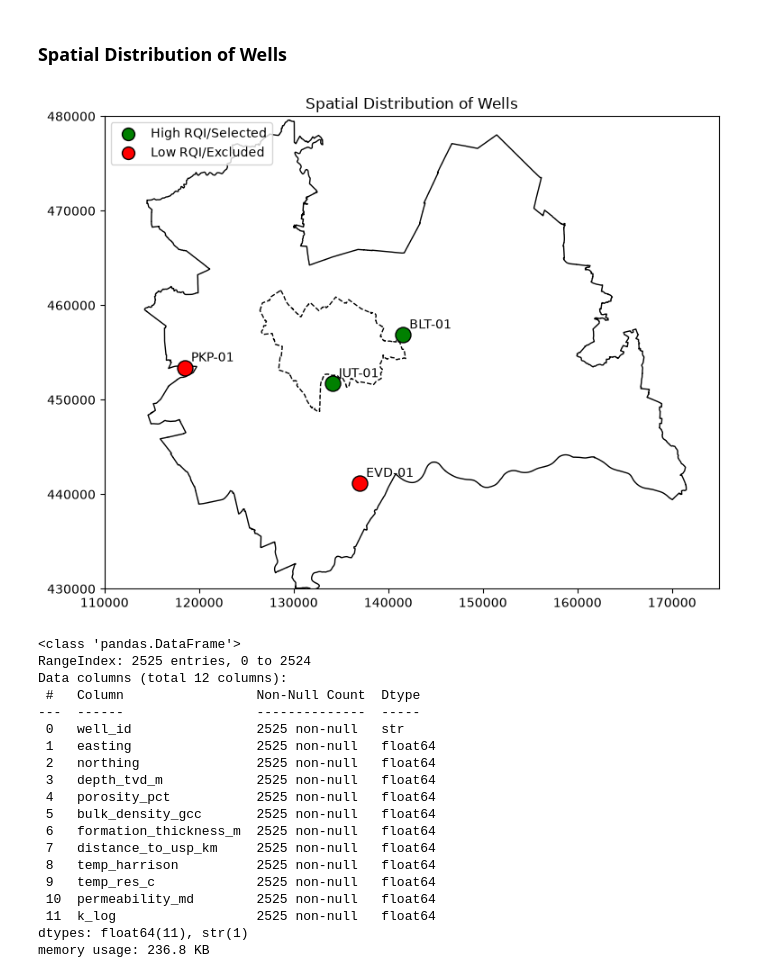
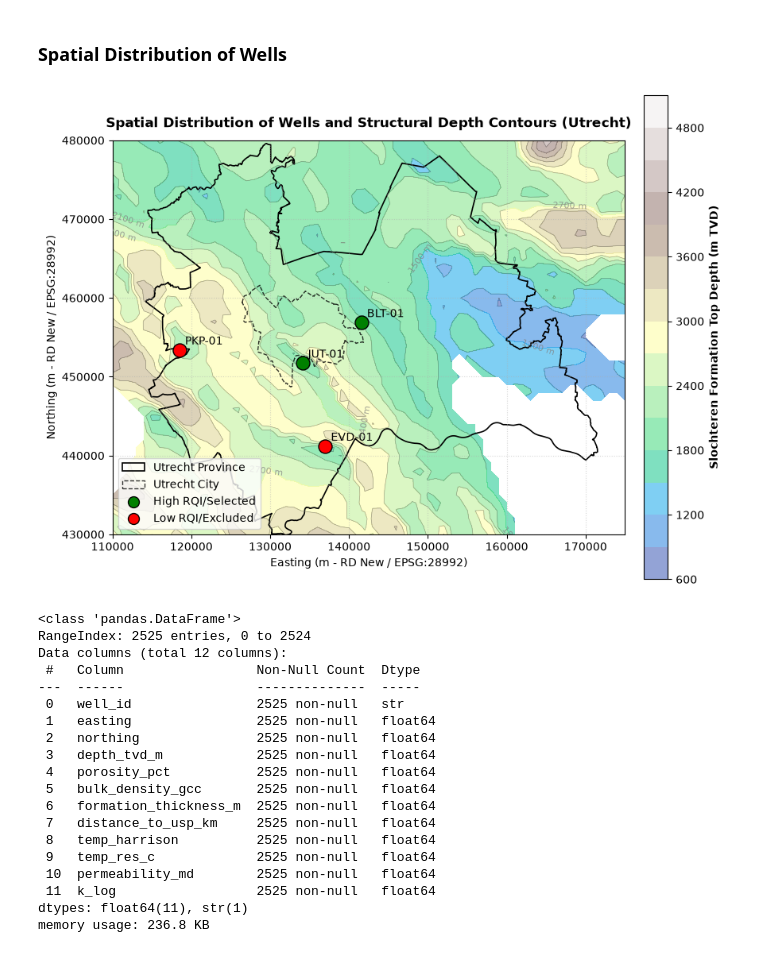
Before and after one commit to sadaraka-kadi/utrecht-geothermal-screening, a Jupyter notebook: notebooks/03_reservoir_quality_assessment.ipynb, the cells around one changed output. Saved outputs shown, nothing was run; the diff lists cells and outputs as text; code cells hidden in the pictures.

```diff
--- a/notebooks/03_reservoir_quality_assessment.ipynb
+++ b/notebooks/03_reservoir_quality_assessment.ipynb
@@ -729,34 +791,48 @@ PKP-01   4.0       4.0   4.0
 - The ±10% gradient assumption does not change the top two wells (BLT-01, JUT-01)
 # %% [markdown]
 ### Spatial Distribution of Wells
-# %%
-fig, ax = plt.subplots(figsize=(8, 6))
-
-utrecht_province.boundary.plot(ax=ax, color="black", linewidth=1)
-utrecht_city.boundary.plot(ax=ax, color="black", linewidth=1, linestyle="--")
-
-for name, (x, y) in wells.items():
-    color = "green" if name in ["BLT-01", "JUT-01"] else "red"
-    ax.scatter(x, y, color=color, edgecolor="black", s=150, zorder=5)
-    ax.annotate(name, (x, y), textcoords="offset points", xytext=(5, 5))
-
-ax.scatter(
-    [], [], color="green", edgecolor="black", s=100, label="High RQI/Selected"
-)
-ax.scatter(
-    [], [], color="red", edgecolor="black", s=100, label="Low RQI/Excluded"
-)
-
-ax.set_xlim(110000, 175000)
-ax.set_ylim(430000, 480000)
-
-ax.legend(loc="upper left")
-ax.set_title("Spatial Distribution of Wells")
-plt.tight_layout()
-fig.savefig(FIG / "spatial_map.png", dpi=200, bbox_inches="tight")
-plt.show()
-# %% [output]
-[figure, removed]
+# %%
+grid_data = np.load(RAW / "utrecht_grid_arrays.npz")
+X, Y, Z = grid_data["X"], grid_data["Y"], grid_data["Z"]
+
+fig, ax = plt.subplots(figsize=(9, 9))
+
+# Contours
+contour_levels = 15
+cf = ax.contourf(X, Y, Z, levels=contour_levels, cmap="terrain", alpha=0.5)
+cs = ax.contour(X, Y, Z, levels=contour_levels, colors="grey", linewidths=0.5, alpha=0.7)
+ax.clabel(cs, inline=True, fontsize=8, fmt="%d m")
+
+cbar = fig.colorbar(cf, ax=ax, shrink=0.7, pad=0.03)
+cbar.set_label("Slochteren Formation Top Depth (m TVD)", fontsize=10, fontweight="bold")
+
+# Administrative boundaries
+utrecht_province.plot(ax=ax, facecolor="none", edgecolor="black", linewidth=1.2, label="Utrecht Province")
+utrecht_city.plot(ax=ax, facecolor="none", edgecolor="black", linestyle="--", linewidth=1.0, alpha=0.8, label="Utrecht City")
+
+# Exixting wells
+for name, (x, y) in wells.items():
+    color = "green" if name in ["BLT-01", "JUT-01"] else "red"
+    ax.scatter(x, y, color=color, edgecolor="black", s=150, zorder=5)
+    ax.annotate(name, (x, y), textcoords="offset points", xytext=(5, 5))
+
+ax.scatter([], [], color="green", edgecolor="black", s=100, label="High RQI/Selected")
+ax.scatter([], [], color="red", edgecolor="black", s=100, label="Low RQI/Excluded")
+
+# Map Formatting
+ax.set_xlim(X_MIN, X_MAX)
+ax.set_ylim(Y_MIN, Y_MAX)
+ax.set_title("Spatial Distribution of Wells and Structural Depth Contours (Utrecht)", fontsize=12, fontweight='bold', pad=12)
+ax.set_xlabel("Easting (m - RD New / EPSG:28992)", fontsize=10)
+ax.set_ylabel("Northing (m - RD New / EPSG:28992)", fontsize=10)
+ax.grid(True, linestyle=':', alpha=0.5)
+ax.legend(loc='lower left', frameon=True)
+
+plt.tight_layout()
+fig.savefig(FIG / "selected_wells_map.png", dpi=200, bbox_inches="tight")
+plt.show()
+# %% [output]
+[figure, added]
 # %%
 cols = ["well_id", "easting", "northing", "depth_tvd_m", "porosity_pct", "bulk_density_gcc", "formation_thickness_m", "distance_to_usp_km", "temp_harrison", "temp_res_c", "permeability_md", "k_log"]
 df_perm = df[df["well_id"].isin(["BLT-01", "JUT-01"])][cols].reset_index(drop=True)
```
Also changed, not shown: parts of 3 cells of this notebook.
